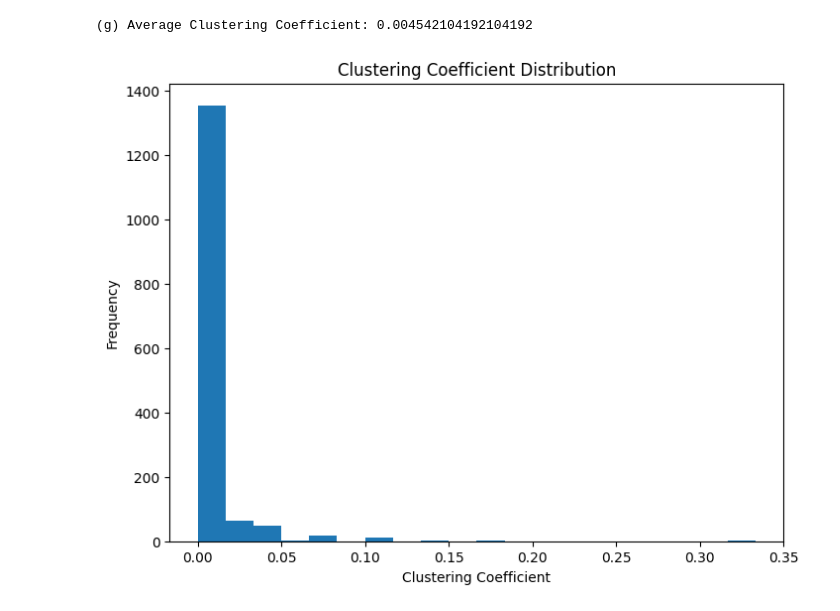
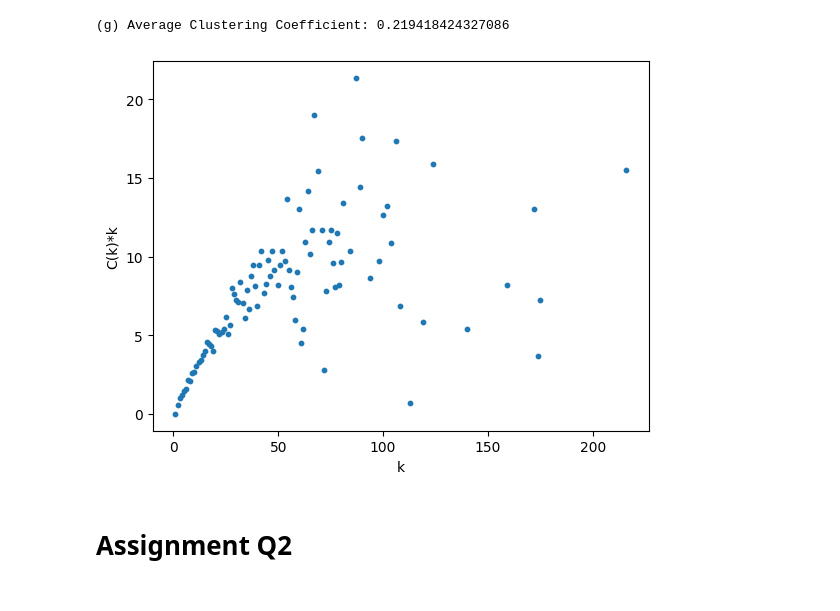
Before and after one commit to DhvanilSheth/NetworkScience, a Jupyter notebook: Assignment1/A1.ipynb, the cells around one changed output. Saved outputs shown, nothing was run; the diff lists cells and outputs as text; code cells hidden in the pictures.

```diff
--- a/Assignment1/A1.ipynb
+++ b/Assignment1/A1.ipynb
@@ -25,3 +7,15 @@ for i in range(N):
+# %%
+N = 7624
+adjacency_matrix = np.zeros((N, N), dtype=int)
+edges = []
+
+with open("C://Users//dhvan//Downloads//NetworkScience//Assignment1//undirected_graph//lastfm_asia_edges.csv", "r") as f:
+    next(f)
+    for line in f:
+        src, dst = map(int, line.strip().split(','))
+        adjacency_matrix[src, dst] = 1
+        adjacency_matrix[dst, src] = 1
+        edges.append((src, dst))
 # %%
 # Print the adjacency matrix (small portion for demonstration)
 print("Adjacency Matrix:")
@@ -133,42 +132,37 @@ plt.show()
 # %%
 # (g) Compute Average Clustering Coefficient
-def clustering_coefficient(node):
-    neighbors = []
-    for i in range(N):
-        if adjacency_matrix[node][i] == 1 and i != node:
-            neighbors.append(i)
-    k = len(neighbors)
+degrees = adjacency_matrix.sum(axis=1)
+clustering_coeffs = []
+
+for i in range(N):
+    k = degrees[i]
     if k < 2:
-        return 0.0
+        clustering_coeffs.append(0)
+    else:
+        neighbors = np.where(adjacency_matrix[i] == 1)[0]
+        sub_edges = 0
+        for n1 in neighbors:
+            for n2 in neighbors:
+                if adjacency_matrix[n1, n2] == 1:
+                    sub_edges += 1
+        # Each edge counted twice
+        clustering_coeffs.append(sub_edges/(k*(k-1)))
 
-    # Count common neighbors
-    common_neighbors = 0
-    for i in range(len(neighbors)):
-        for j in range(i + 1, len(neighbors)):
-            if adjacency_matrix[neighbors[i]][neighbors[j]] == 1:
-                common_neighbors += 1
-
-    c = (2 * common_neighbors) / (k * (k - 1))
-    return c
-
-# Compute clustering coefficients
-clustering_coeffs = []
-for node in range(N):
-    cc = clustering_coefficient(node)
-    clustering_coeffs.append(cc)
-
+clustering_coeffs = np.array(clustering_coeffs)
 average_cc = np.mean(clustering_coeffs)
-
 print("\n(g) Average Clustering Coefficient:", average_cc)
 
-# Plot clustering coefficient distribution
-plt.figure(figsize=(8, 6))
-plt.hist(clustering_coeffs, bins=20)
-plt.title("Clustering Coefficient Distribution")
-plt.xlabel("Clustering Coefficient")
-plt.ylabel("Frequency")
+# Plot C(k) * k distribution
+unique_degs = np.unique(degrees)
+Ck = [clustering_coeffs[degrees==d].mean() for d in unique_degs]
+
+plt.scatter(unique_degs, np.array(Ck)*unique_degs, s=10)
+plt.xlabel('k')
+plt.ylabel('C(k)*k')
 plt.savefig("cc_distribution.png")
 plt.show()
 # %% [output]
-(g) Average Clustering Coefficient: 0.004542104192104192
+(g) Average Clustering Coefficient: 0.219418424327086
-[figure, old version]
+[figure, new version]
+# %% [markdown]
+# **Assignment Q2**
```
Also changed, not shown: parts of 13 cells of this notebook, 13 other files.
